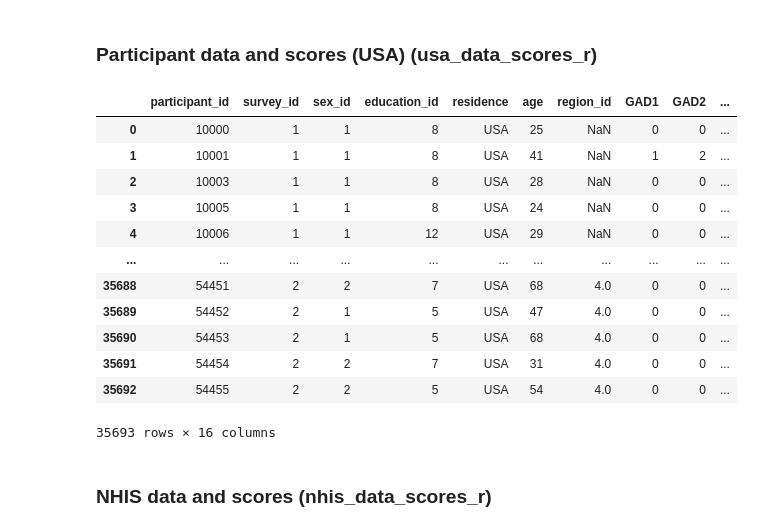
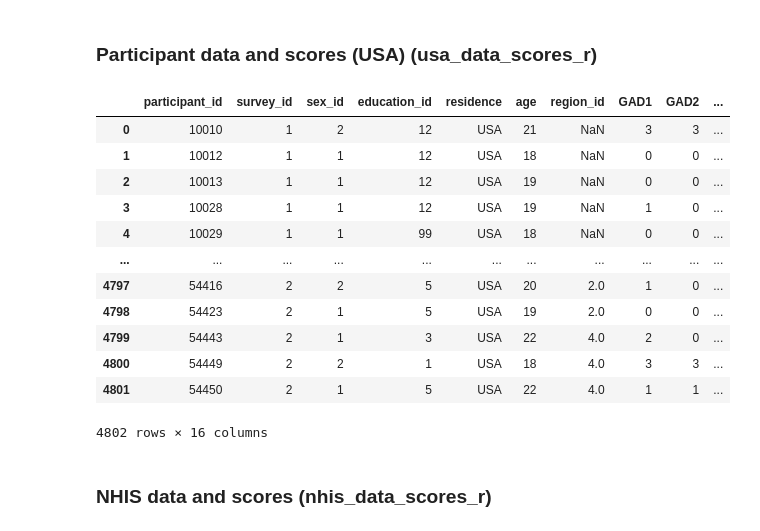
Before and after one commit to amallred/gaming-mental-health-analysis, a Jupyter notebook: notebooks/gad_eda.ipynb, the cells around one changed output. Cells and saved outputs as stored; diff of their text form; code cells hidden in the pictures.

Commit message:
cleaned markup and corrected main query for age/residence

```diff
--- a/notebooks/gad_eda.ipynb
+++ b/notebooks/gad_eda.ipynb
@@ -308,25 +306,24 @@ all_data_scores_r
 # %%
 usa_data_scores_q = """
 SELECT * FROM gad_eda_data
-WHERE residence = "USA"
 """
 
 usa_data_scores_r = pd.read_sql(usa_data_scores_q, conn)
 usa_data_scores_r
 # %% [output]
 |  | participant_id | survey_id | sex_id | education_id | residence | age | region_id | GAD1 | GAD2 | ... |
-| 0 | 10000 | 1 | 1 | 8 | USA | 25 | NaN | 0 | 0 | ... |
-| 1 | 10001 | 1 | 1 | 8 | USA | 41 | NaN | 1 | 2 | ... |
-| 2 | 10003 | 1 | 1 | 8 | USA | 28 | NaN | 0 | 0 | ... |
-| 3 | 10005 | 1 | 1 | 8 | USA | 24 | NaN | 0 | 0 | ... |
-| 4 | 10006 | 1 | 1 | 12 | USA | 29 | NaN | 0 | 0 | ... |
+| 0 | 10010 | 1 | 2 | 12 | USA | 21 | NaN | 3 | 3 | ... |
+| 1 | 10012 | 1 | 1 | 12 | USA | 18 | NaN | 0 | 0 | ... |
+| 2 | 10013 | 1 | 1 | 12 | USA | 19 | NaN | 0 | 0 | ... |
+| 3 | 10028 | 1 | 1 | 12 | USA | 19 | NaN | 1 | 0 | ... |
+| 4 | 10029 | 1 | 1 | 99 | USA | 18 | NaN | 0 | 0 | ... |
 | ... | ... | ... | ... | ... | ... | ... | ... | ... | ... | ... |
-| 35688 | 54451 | 2 | 2 | 7 | USA | 68 | 4.0 | 0 | 0 | ... |
-| 35689 | 54452 | 2 | 1 | 5 | USA | 47 | 4.0 | 0 | 0 | ... |
-| 35690 | 54453 | 2 | 1 | 5 | USA | 68 | 4.0 | 0 | 0 | ... |
-| 35691 | 54454 | 2 | 2 | 7 | USA | 31 | 4.0 | 0 | 0 | ... |
-| 35692 | 54455 | 2 | 2 | 5 | USA | 54 | 4.0 | 0 | 0 | ... |
+| 4797 | 54416 | 2 | 2 | 5 | USA | 20 | 2.0 | 1 | 0 | ... |
+| 4798 | 54423 | 2 | 1 | 5 | USA | 19 | 2.0 | 0 | 0 | ... |
+| 4799 | 54443 | 2 | 1 | 3 | USA | 22 | 4.0 | 2 | 0 | ... |
+| 4800 | 54449 | 2 | 2 | 1 | USA | 18 | 4.0 | 3 | 3 | ... |
+| 4801 | 54450 | 2 | 1 | 5 | USA | 22 | 4.0 | 1 | 1 | ... |
-35693 rows × 16 columns
+4802 rows × 16 columns
 # %% [markdown]
 ### NHIS data and scores (nhis_data_scores_r)
 # %%
```
Also changed, not shown: parts of 21 cells of this notebook, 2 other files.
